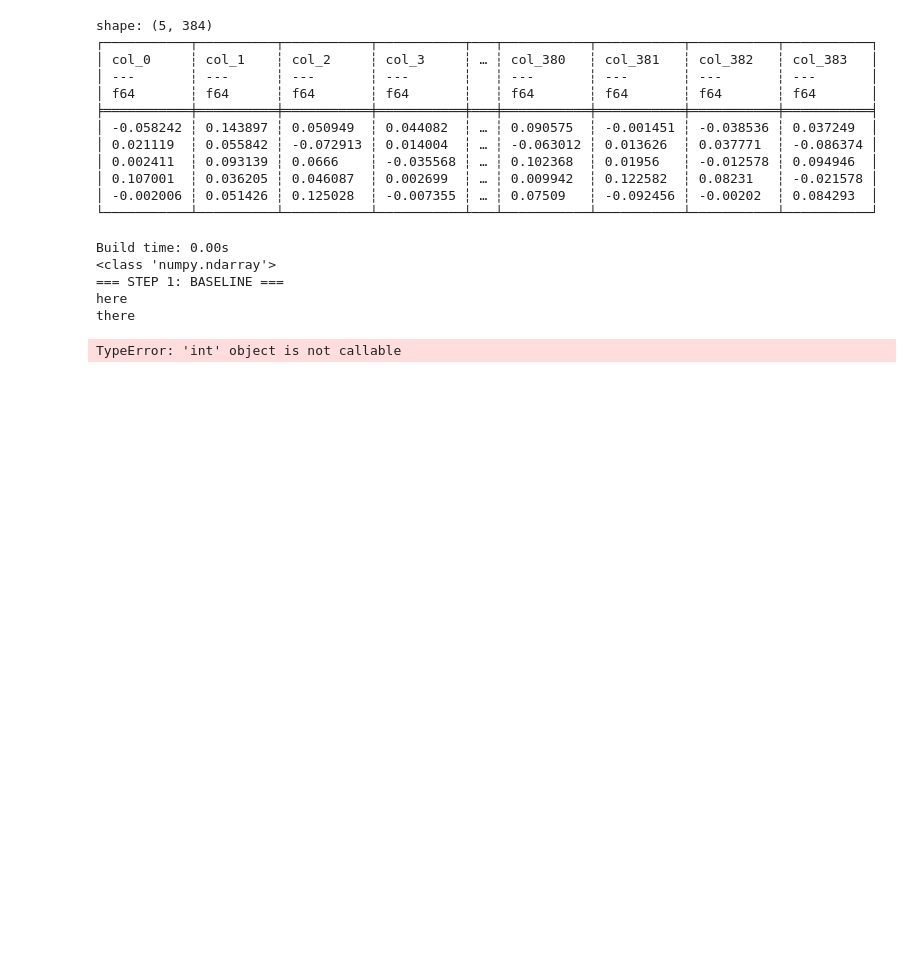
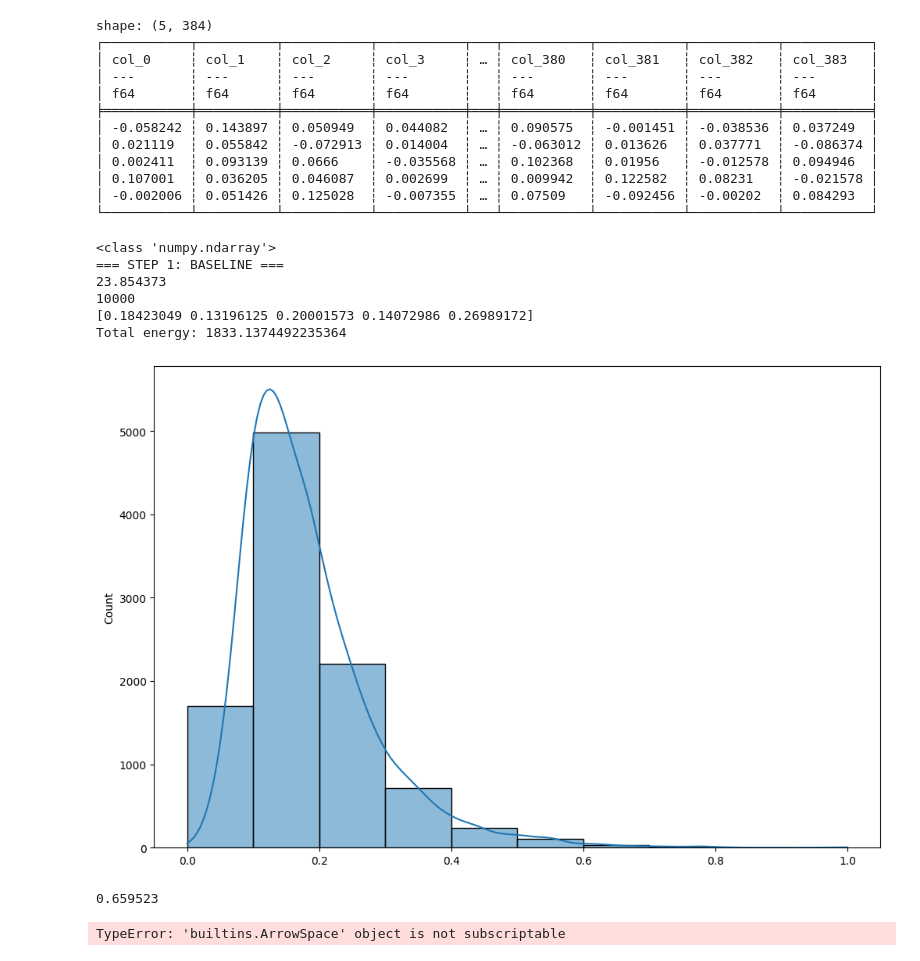
Before and after one commit to MoriondoTommaso/Graph-laplacian-parameters-optimizer, a Jupyter notebook: notebooks/cve_dataset.ipynb, the cells around one changed output. Drawn from its saved outputs; the diff is of its cells as text; code cells hidden in the pictures; blank space fills up the shorter version.

```diff
--- a/notebooks/cve_dataset.ipynb
+++ b/notebooks/cve_dataset.ipynb
@@ -28,46 +28,48 @@ shape: (5, 384)
 # %%
 from graphlaplacianoptimizer._build_direct import build_arrowspace
 import seaborn as sns
 import numpy as np
 import matplotlib.pyplot as plt
 import time
 import logging
 
 logger = logging.getLogger(__name__)
 logger.setLevel("DEBUG")
 
 
 SEED = 54
-n_subset = 10
+n_subset = 10000
 
-df = df.sample(n_subset, seed=SEED)
-arr = df.to_numpy()
+sample_df = df.sample(n_subset, seed=SEED)
+arr = sample_df.to_numpy()
 
 print(type(arr))
 
 print("=== STEP 1: BASELINE ===")
 
-baseline_params = {'eps': 0.05, 'k': 4, 'topk': 50, 'p': 2.0, 'sigma': 0.1}
+baseline_params = {'eps': 0.25, 'k': 10, 'topk': 50, 'p': 2.0, 'sigma': 0.1}
 
 aspace, gl = build_arrowspace(baseline_params, arr)
 
-print("there")
+
 print(aspace.nitems)
+print(aspace.lambdas()[:5])
 
-print(aspace.lambdas_sorted()[:5])
-
-baseline_lambdas = np.array([lam[0] for lam in aspace.lambdas()])
+baseline_lambdas = aspace.lambdas()
+total_lmb = np.sum(aspace.lambdas())
+print(f"Total energy: {total_lmb}") # sweep on top 3 best param combinations for 10, 100 ,1000, ... items
 
 plt.figure(figsize=(12,8))
-sns.histplot(baseline_lambdas, kde=True)
+sns.histplot(baseline_lambdas, bins=10, kde=True)
 plt.show()
 # %% [output]
-Build time: 0.00s
 <class 'numpy.ndarray'>
 === STEP 1: BASELINE ===
-here
-there
+23.854373
+10000
+[0.18423049 0.13196125 0.20001573 0.14072986 0.26989172]
+Total energy: 1833.1374492235364
-TypeError: 'int' object is not callable
+[figure, added]
 # %%
 # FIX: Extract the eigenvalue (index 0 of the tuple) to ignore the node indices
 baseline_lambdas_raw = build_arrowspace(baseline_params, arr)
@@ -80,3 +82,6 @@ baseline_diag = {
 }
 print(f"BASELINE λ[:5]: {baseline_lambdas[:5]}")
 print(f"BASELINE: {baseline_diag}")
+# %% [output]
+0.659523
+TypeError: 'builtins.ArrowSpace' object is not subscriptable
```
Also changed, not shown: 3 other files.
